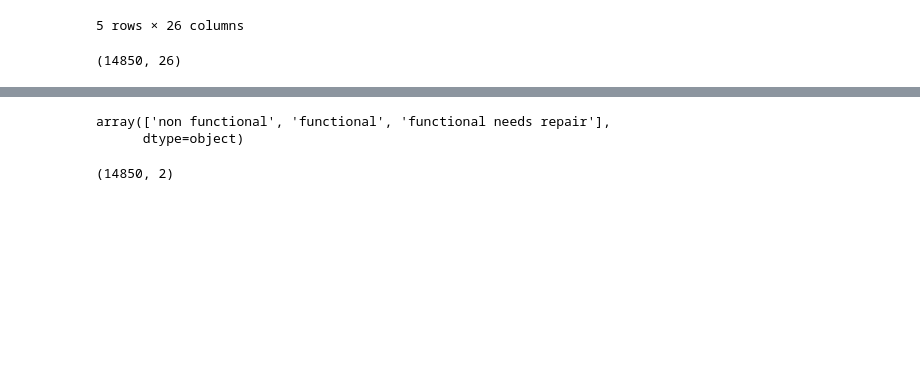
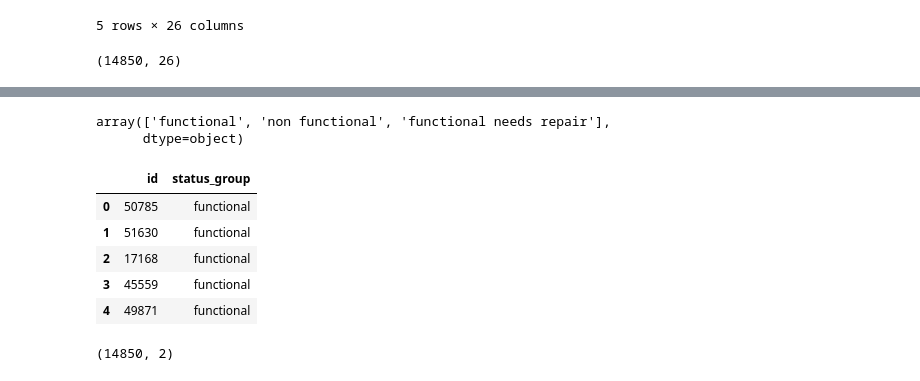
Before and after one commit to Andrew-Carl/Pump-it-Up-Data-Mining-the-Tanzania-Water-Table, a Jupyter notebook: Tanzania Modeling-Gradient-Boosting.ipynb, the cells around one changed output, grey strips where cells are left out. Saved outputs shown, nothing was run; the diff lists cells and outputs as text; code cells hidden in the pictures; blank space fills up the shorter version.

```diff
--- a/Tanzania Modeling-Gradient-Boosting.ipynb
+++ b/Tanzania Modeling-Gradient-Boosting.ipynb
@@ -29,5 +30,4 @@ import seaborn as sns
 %matplotlib inline
 %config InlineBackend.figure_format = 'retina'
 # %%
-%%time
-df_train = pd.read_csv('./clean_train_data.csv')
+df_train = pd.read_csv('./datasets/clean_train_data.csv')
@@ -171,7 +163,8 @@ Validation accuracy:  0.8055892255892256
 # %%
 from sklearn.metrics import classification_report, confusion_matrix
 
-y_preds = estimator.predict(X_test)
+y_preds = grid_grad.predict(X_test)
 print(classification_report(y_test, y_preds))
-pd.DataFrame(confusion_matrix(y_test, y_preds), columns=['Pred +', 'Pred Fix', 'Pred -'], index=['Act +', 'Act Fix', 'Act -'])
+pd.DataFrame(confusion_matrix(y_test, y_preds), columns=['Pred +', 'Pred Fix', 'Pred -'],
+             index=['Act +', 'Act Fix', 'Act -'])
 # %% [output]
@@ -179,7 +186,7 @@ NameError: name 'estimator' is not defined
 # %%
 preds = pd.DataFrame(y_preds)
 # %%
-n_test = pd.read_csv('./clean_test_data.csv')
+n_test = pd.read_csv('./datasets/clean_test_data.csv')
 # %%
 n_test.head()
 # %% [output]
@@ -217,6 +212,15 @@ predict.columns=['id', 'status_group']
 # %%
 predict['status_group'].unique()
 # %% [output]
-array(['non functional', 'functional', 'functional needs repair'],
+array(['functional', 'non functional', 'functional needs repair'],
       dtype=object)
+# %%
+predict.head()
+# %% [output]
+|  | id | status_group |
+| 0 | 50785 | functional |
+| 1 | 51630 | functional |
+| 2 | 17168 | functional |
+| 3 | 45559 | functional |
+| 4 | 49871 | functional |
 # %%
```
Also changed, not shown: parts of 31 cells of this notebook, 46 other files.
